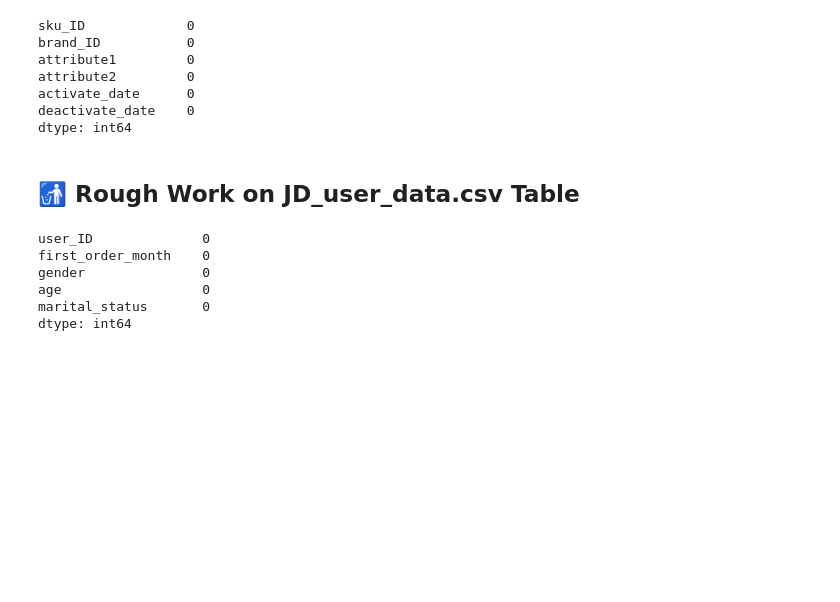
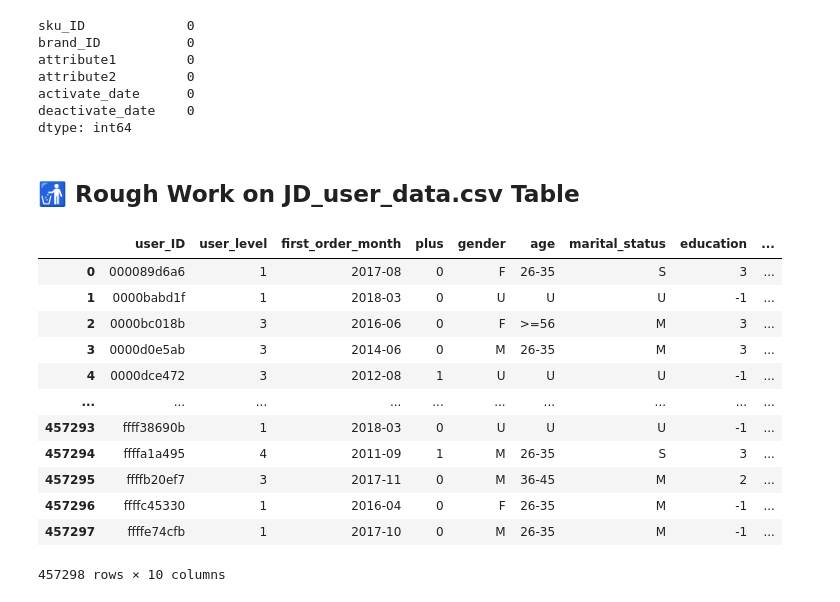
Before and after one commit to porallapradhyumna/Bussiness_Analysis-on-JD.com, a Jupyter notebook: Data_Analysis.ipynb, the cells around one changed output. Cells and saved outputs as stored; diff of their text form; code cells hidden in the pictures; blank space fills up the shorter version.

```diff
--- a/Data_Analysis.ipynb
+++ b/Data_Analysis.ipynb
@@ -369,9 +530,16 @@ df_obj_user = df_user.select_dtypes(include='object')
-# %%
-df_obj_user.isin(['-']).sum()
-# %% [output]
-user_ID              0
-first_order_month    0
-gender               0
-age                  0
-marital_status       0
-dtype: int64
+# %%
+df_user
+# %% [output]
+|  | user_ID | user_level | first_order_month | plus | gender | age | marital_status | education | ... |
+| 0 | 000089d6a6 | 1 | 2017-08 | 0 | F | 26-35 | S | 3 | ... |
+| 1 | 0000babd1f | 1 | 2018-03 | 0 | U | U | U | -1 | ... |
+| 2 | 0000bc018b | 3 | 2016-06 | 0 | F | >=56 | M | 3 | ... |
+| 3 | 0000d0e5ab | 3 | 2014-06 | 0 | M | 26-35 | M | 3 | ... |
+| 4 | 0000dce472 | 3 | 2012-08 | 1 | U | U | U | -1 | ... |
+| ... | ... | ... | ... | ... | ... | ... | ... | ... | ... |
+| 457293 | ffff38690b | 1 | 2018-03 | 0 | U | U | U | -1 | ... |
+| 457294 | ffffa1a495 | 4 | 2011-09 | 1 | M | 26-35 | S | 3 | ... |
+| 457295 | ffffb20ef7 | 3 | 2017-11 | 0 | M | 36-45 | M | 2 | ... |
+| 457296 | ffffc45330 | 1 | 2016-04 | 0 | F | 26-35 | M | -1 | ... |
+| 457297 | ffffe74cfb | 1 | 2017-10 | 0 | M | 26-35 | M | -1 | ... |
+457298 rows × 10 columns
```
Also changed, not shown: parts of 20 cells of this notebook.
